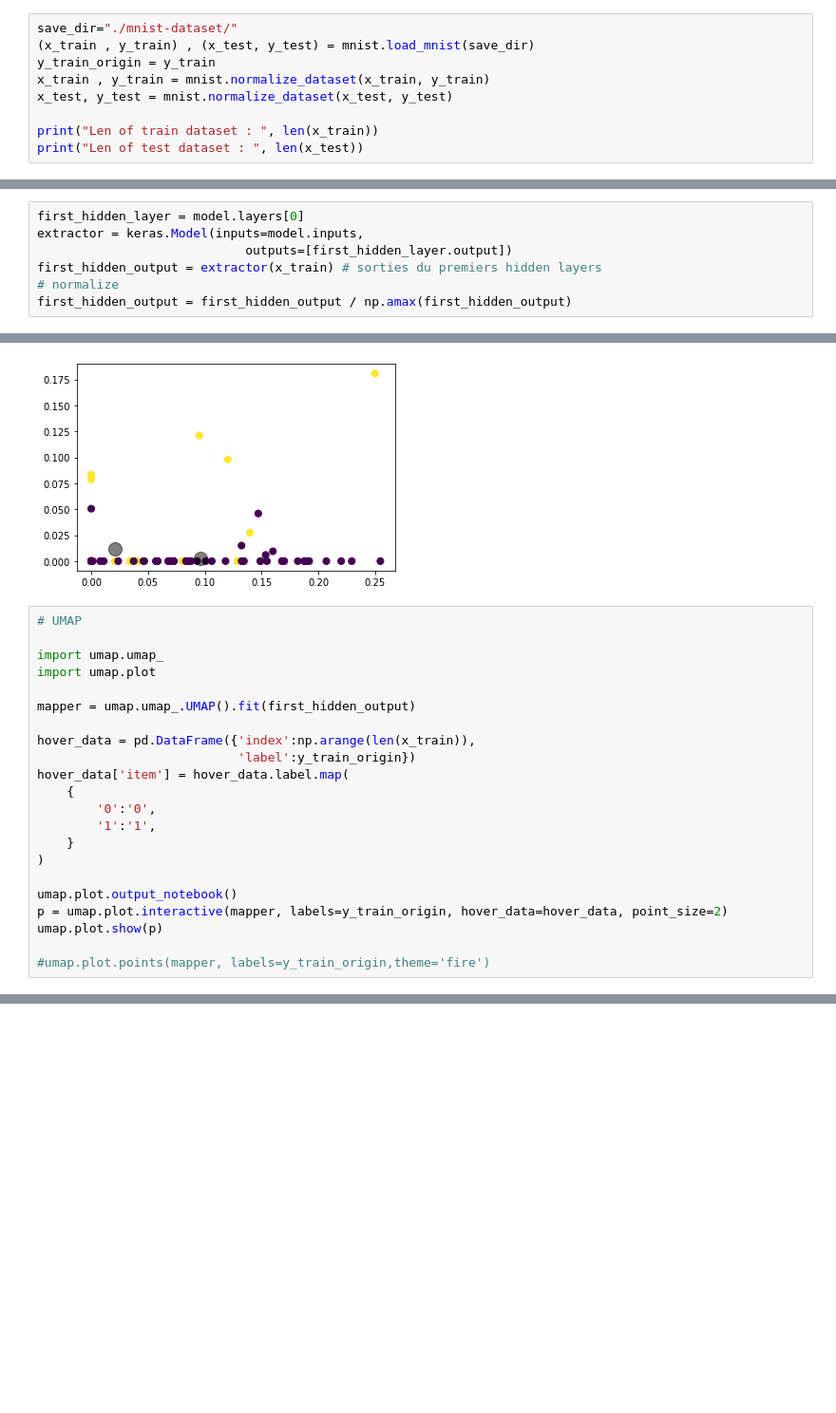
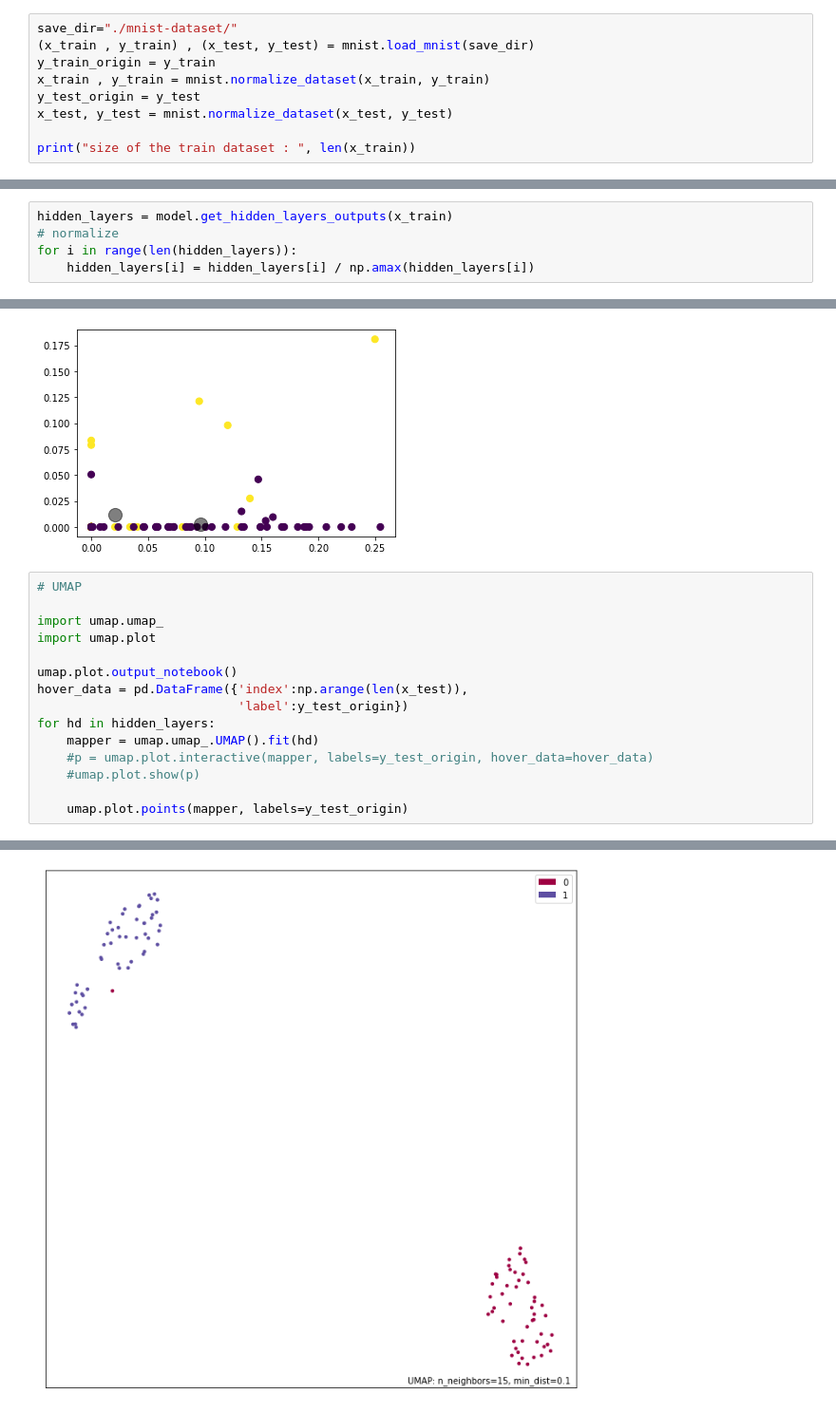
Before and after one commit to massykezzoul/mtq-neural-networks, a Jupyter notebook: src/mnist/ann-dense.ipynb, the cells around one changed output, grey strips where cells are left out. Shown at 95% size. Drawn from its saved outputs; the diff is of its cells as text; blank space fills up the shorter version.

Commit message:
Ajout d'une couche et extraction des ses outputs

```diff
--- a/src/mnist/ann-dense.ipynb
+++ b/src/mnist/ann-dense.ipynb
@@ -17,9 +13,9 @@ save_dir="./mnist-dataset/"
 (x_train , y_train) , (x_test, y_test) = mnist.load_mnist(save_dir)
 y_train_origin = y_train
 x_train , y_train = mnist.normalize_dataset(x_train, y_train)
+y_test_origin = y_test
 x_test, y_test = mnist.normalize_dataset(x_test, y_test)
 
-print("Len of train dataset : ", len(x_train))
-print("Len of test dataset : ", len(x_test))
+print("size of the train dataset : ", len(x_train))
 # %% [output]
 remote loading
@@ -50,10 +47,8 @@ else:
 # %%
-first_hidden_layer = model.layers[0]
-extractor = keras.Model(inputs=model.inputs,
-                            outputs=[first_hidden_layer.output])
-first_hidden_output = extractor(x_train) # sorties du premiers hidden layers
+hidden_layers = model.get_hidden_layers_outputs(x_train)
 # normalize
-first_hidden_output = first_hidden_output / np.amax(first_hidden_output)
+for i in range(len(hidden_layers)):
+    hidden_layers[i] = hidden_layers[i] / np.amax(hidden_layers[i])
 # %%
 # Clustering with KMeans
 cluster = KMeans(2).fit(first_hidden_output)
@@ -73,22 +68,15 @@ plt.show()
 import umap.umap_
 import umap.plot
 
-mapper = umap.umap_.UMAP().fit(first_hidden_output)
+umap.plot.output_notebook()
+hover_data = pd.DataFrame({'index':np.arange(len(x_test)),
+                           'label':y_test_origin})
+for hd in hidden_layers:
+    mapper = umap.umap_.UMAP().fit(hd)
+    #p = umap.plot.interactive(mapper, labels=y_test_origin, hover_data=hover_data)
+    #umap.plot.show(p)
 
-hover_data = pd.DataFrame({'index':np.arange(len(x_train)),
-                           'label':y_train_origin})
-hover_data['item'] = hover_data.label.map(
-    {
-        '0':'0',
-        '1':'1',
-    }
-)
-
-umap.plot.output_notebook()
-p = umap.plot.interactive(mapper, labels=y_train_origin, hover_data=hover_data, point_size=2)
-umap.plot.show(p)
-
-#umap.plot.points(mapper, labels=y_train_origin,theme='fire')
+    umap.plot.points(mapper, labels=y_test_origin)
 # %% [output]
 Loading BokehJS ...
 [interactive output not drawn]
@@ -96,0 +83 @@ Loading BokehJS ...
+[figure, added]
```
Also changed, not shown: parts of 4 cells of this notebook, 9 other files.
